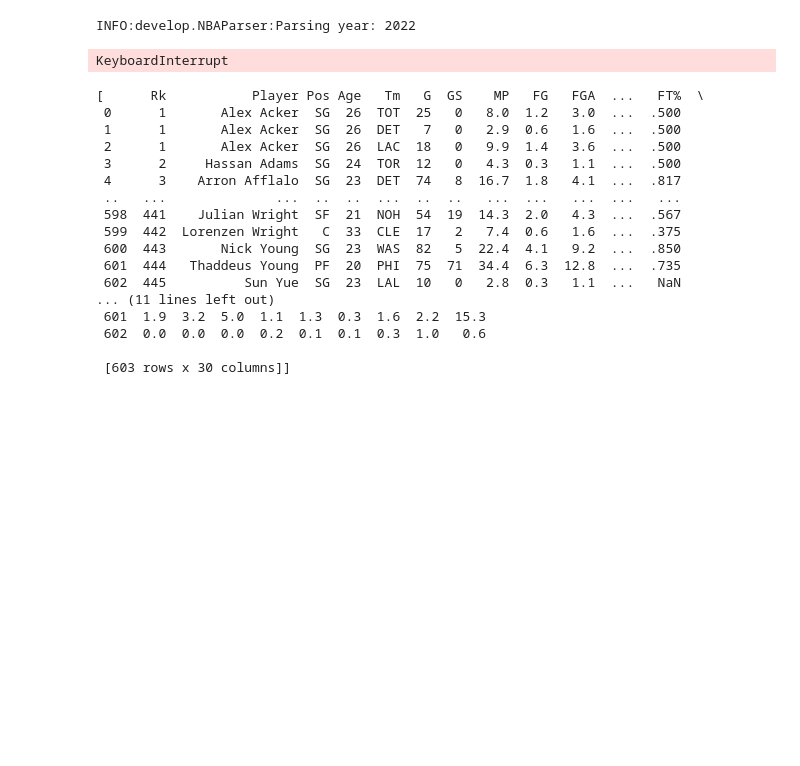
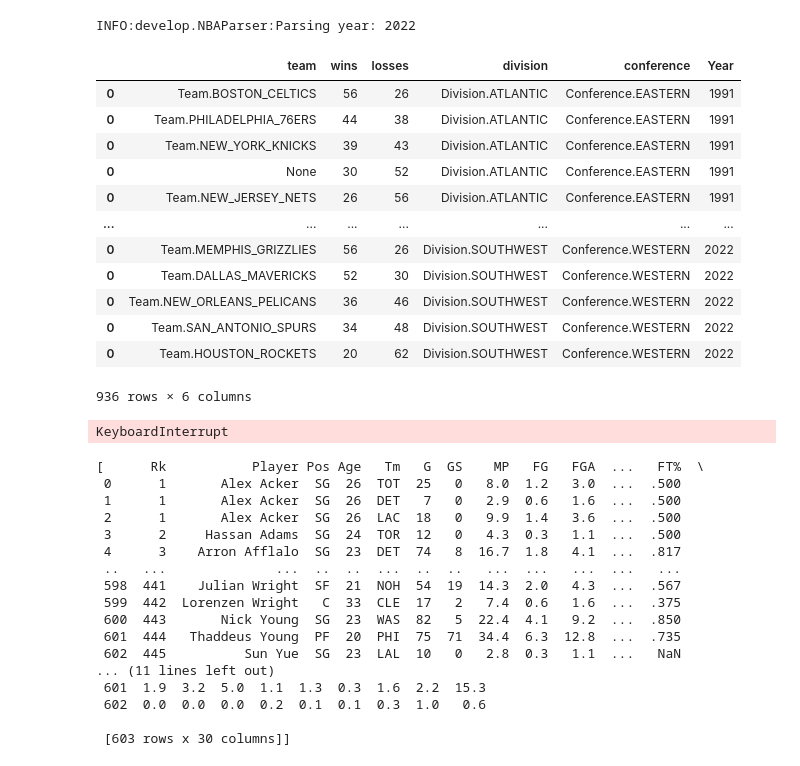
Before and after one commit to riwerg94/basketball-betting-ml, a Jupyter notebook: bball_reference_api_examples.ipynb, the cells around one changed output. Drawn from its saved outputs; the diff is of its cells as text; code cells hidden in the pictures; blank space fills up the shorter version.

```diff
--- a/bball_reference_api_examples.ipynb
+++ b/bball_reference_api_examples.ipynb
@@ -43,3 +43,19 @@ df.to_csv("data/not_raw_data/team_standings/standings.csv")
+# %%
+df
+# %% [output]
+|  | team | wins | losses | division | conference | Year |
+| 0 | Team.BOSTON_CELTICS | 56 | 26 | Division.ATLANTIC | Conference.EASTERN | 1991 |
+| 0 | Team.PHILADELPHIA_76ERS | 44 | 38 | Division.ATLANTIC | Conference.EASTERN | 1991 |
+| 0 | Team.NEW_YORK_KNICKS | 39 | 43 | Division.ATLANTIC | Conference.EASTERN | 1991 |
+| 0 | None | 30 | 52 | Division.ATLANTIC | Conference.EASTERN | 1991 |
+| 0 | Team.NEW_JERSEY_NETS | 26 | 56 | Division.ATLANTIC | Conference.EASTERN | 1991 |
+| ... | ... | ... | ... | ... | ... | ... |
+| 0 | Team.MEMPHIS_GRIZZLIES | 56 | 26 | Division.SOUTHWEST | Conference.WESTERN | 2022 |
+| 0 | Team.DALLAS_MAVERICKS | 52 | 30 | Division.SOUTHWEST | Conference.WESTERN | 2022 |
+| 0 | Team.NEW_ORLEANS_PELICANS | 36 | 46 | Division.SOUTHWEST | Conference.WESTERN | 2022 |
+| 0 | Team.SAN_ANTONIO_SPURS | 34 | 48 | Division.SOUTHWEST | Conference.WESTERN | 2022 |
+| 0 | Team.HOUSTON_ROCKETS | 20 | 62 | Division.SOUTHWEST | Conference.WESTERN | 2022 |
+936 rows × 6 columns
 # %%
 for year in list(range(1991, 2023)):
     parser = NBAParser(year=year)
```
Also changed, not shown: parts of 8 cells of this notebook, 6 other files.
